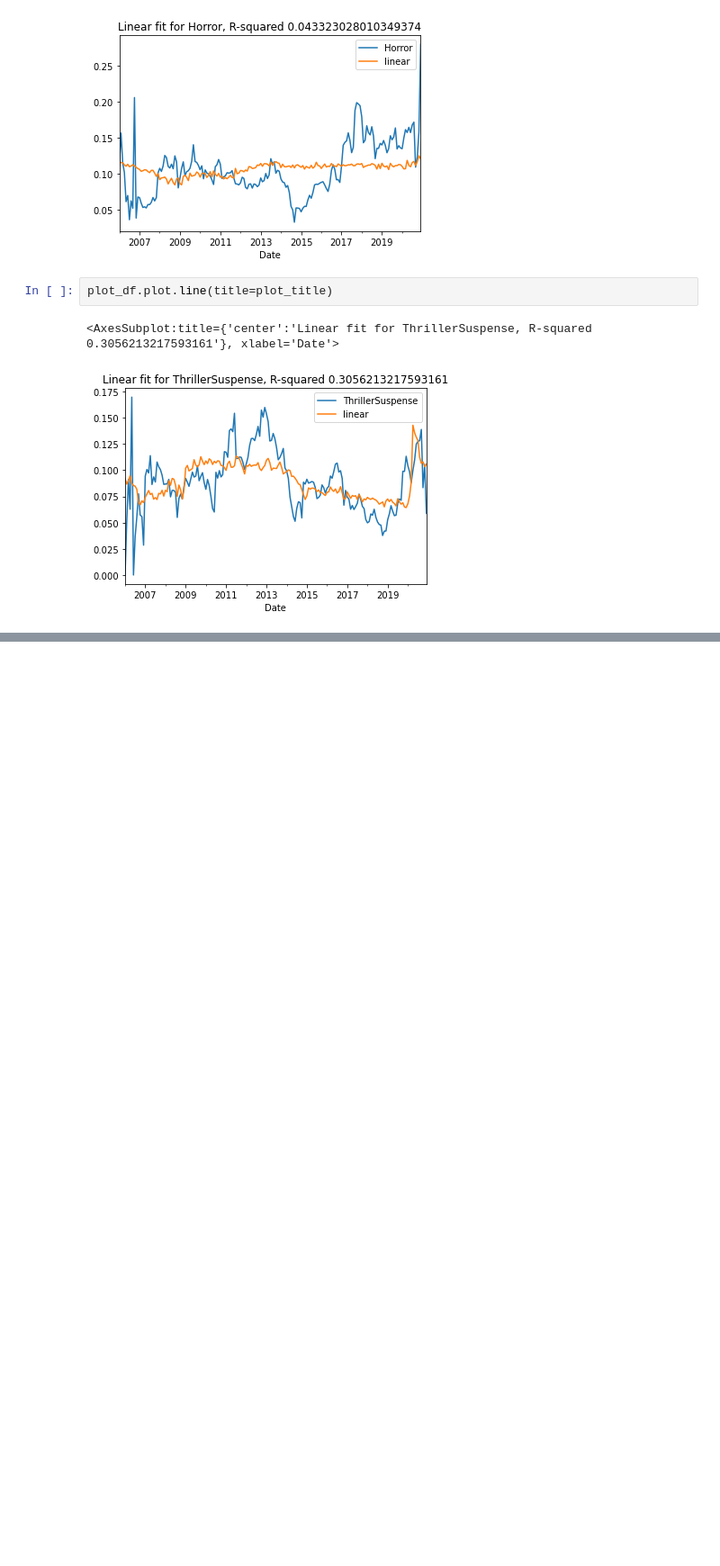
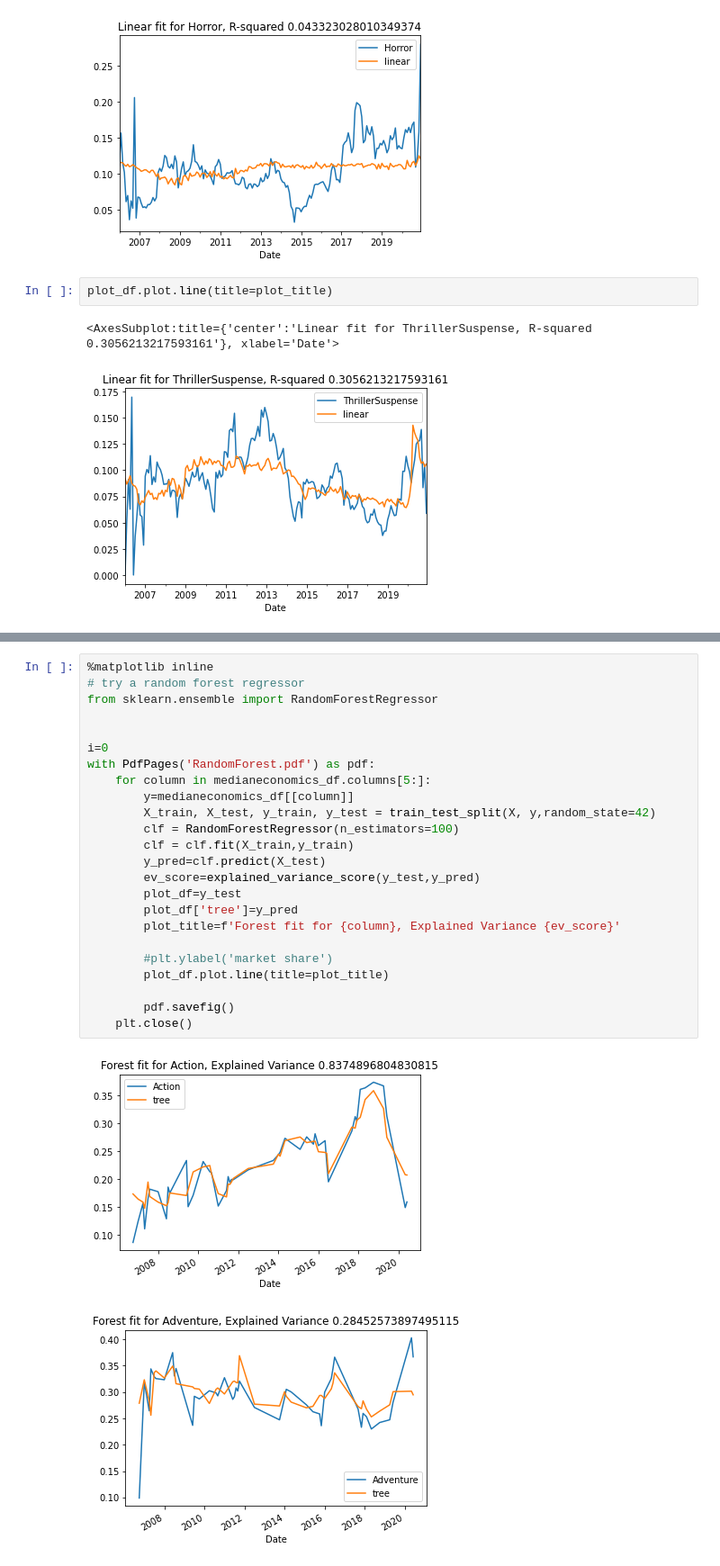
Before and after one commit to emilymcdaniel/Final_Project, a Jupyter notebook: Machine Learning Model Final.ipynb, the cells around one changed output, grey strips where cells are left out. Shown at 90% size. Saved outputs shown, nothing was run; the diff lists cells and outputs as text; blank space fills up the shorter version.

```diff
--- a/Machine Learning Model Final.ipynb
+++ b/Machine Learning Model Final.ipynb
@@ -328,0 +331,27 @@ plot_df.plot.line(title=plot_title)
+# %%
+%matplotlib inline
+# try a random forest regressor
+from sklearn.ensemble import RandomForestRegressor
+
+
+i=0
+with PdfPages('RandomForest.pdf') as pdf:
+    for column in medianeconomics_df.columns[5:]:
+        y=medianeconomics_df[[column]]
+        X_train, X_test, y_train, y_test = train_test_split(X, y,random_state=42)
+        clf = RandomForestRegressor(n_estimators=100)
+        clf = clf.fit(X_train,y_train)
+        y_pred=clf.predict(X_test)
+        ev_score=explained_variance_score(y_test,y_pred)
+        plot_df=y_test
+        plot_df['tree']=y_pred
+        plot_title=f'Forest fit for {column}, Explained Variance {ev_score}'
+
+        #plt.ylabel('market share')
+        plot_df.plot.line(title=plot_title)
+
+        pdf.savefig()
+    plt.close()
+# %% [output]
+[figure, added]
+[figure, added]
```
Also changed, not shown: parts of 7 cells of this notebook.
